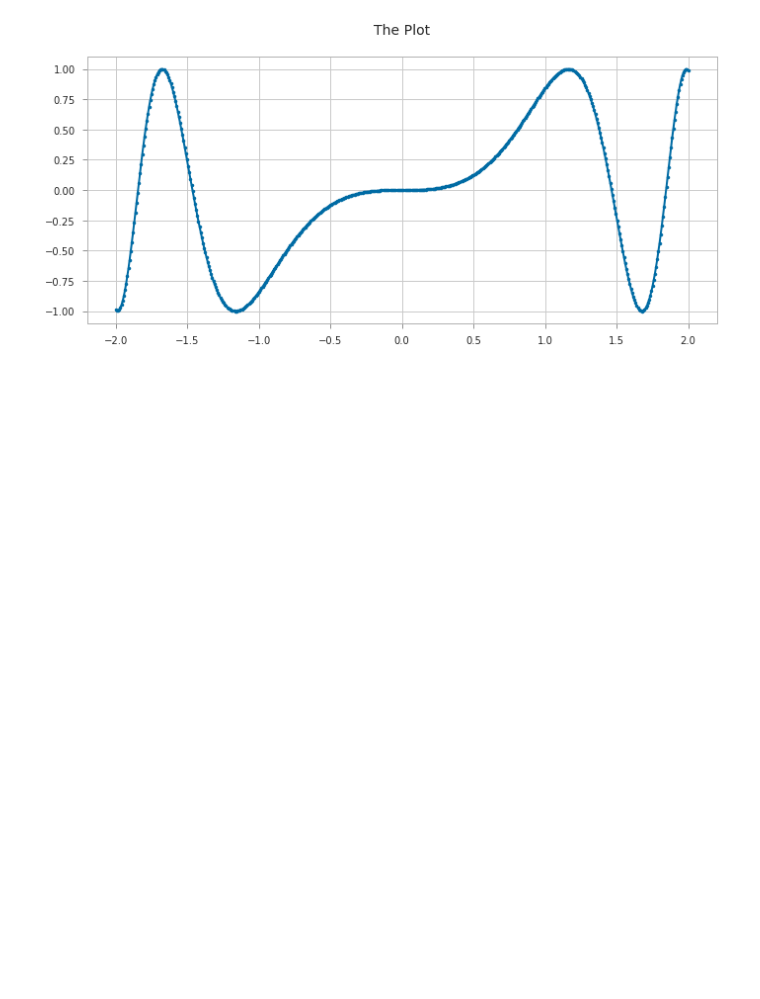
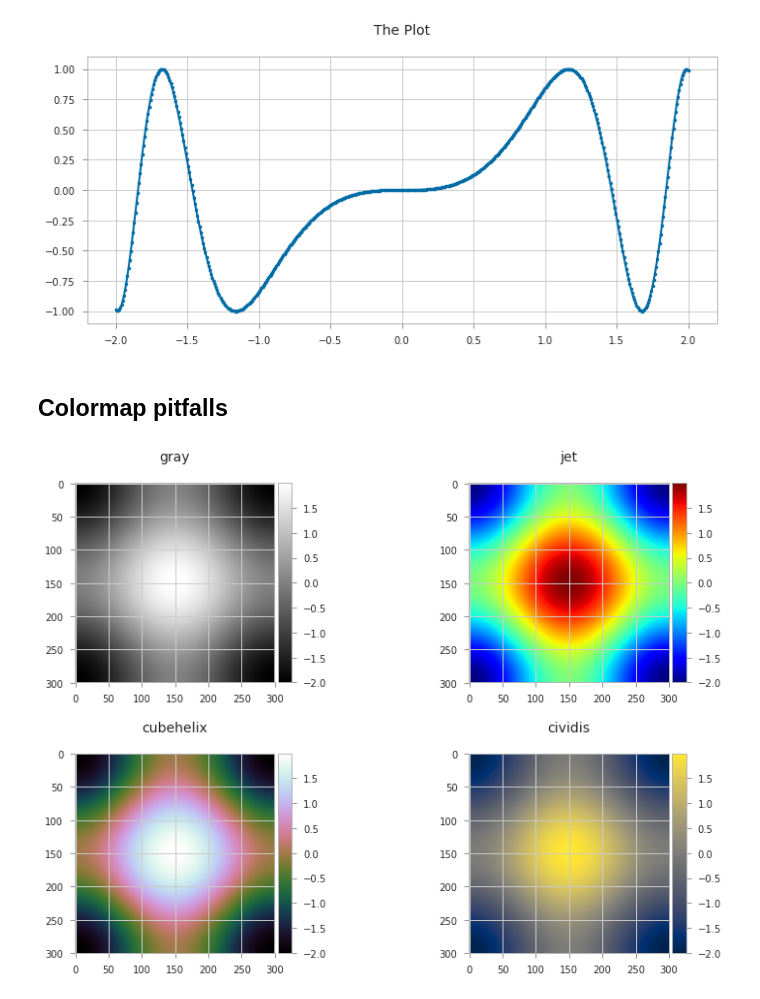
Before and after one commit to Asterics2020-Obelics/School2018, a Jupyter notebook: pandas/Matplotlib.ipynb, the cells around one changed output. Cells and saved outputs as stored; diff of their text form; code cells hidden in the pictures; blank space fills up the shorter version.

```diff
--- a/pandas/Matplotlib.ipynb
+++ b/pandas/Matplotlib.ipynb
@@ -194,3 +194,22 @@ plt.savefig('the_plot.png', dpi=300)
 plt.savefig('the_plot.jpg', dpi=300)
 # %% [output]
 [figure]
+# %% [markdown]
+## Colormap pitfalls
+# %%
+from mpl_toolkits.axes_grid1 import make_axes_locatable
+
+x = np.linspace(-np.pi, np.pi, 300)
+xx, yy = np.meshgrid(x, x)
+z = np.cos(xx) + np.cos(yy)
+
+fig, axes = plt.subplots(2, 2, figsize=(16, 8))
+
+for ax, colourmap in zip(axes.flatten(), ['gray', 'jet', 'cubehelix', 'cividis']):
+    ax.set_title(colourmap)
+    im = ax.imshow(z, cmap=plt.get_cmap(colourmap))
+    divider = make_axes_locatable(ax)
+    cax = divider.append_axes('right', size='7%', pad=0.05)
+    cbar = plt.colorbar(im, cax=cax)
+# %% [output]
+[figure, added]
```
Also changed, not shown: parts of 4 cells of this notebook, 1 other file.
